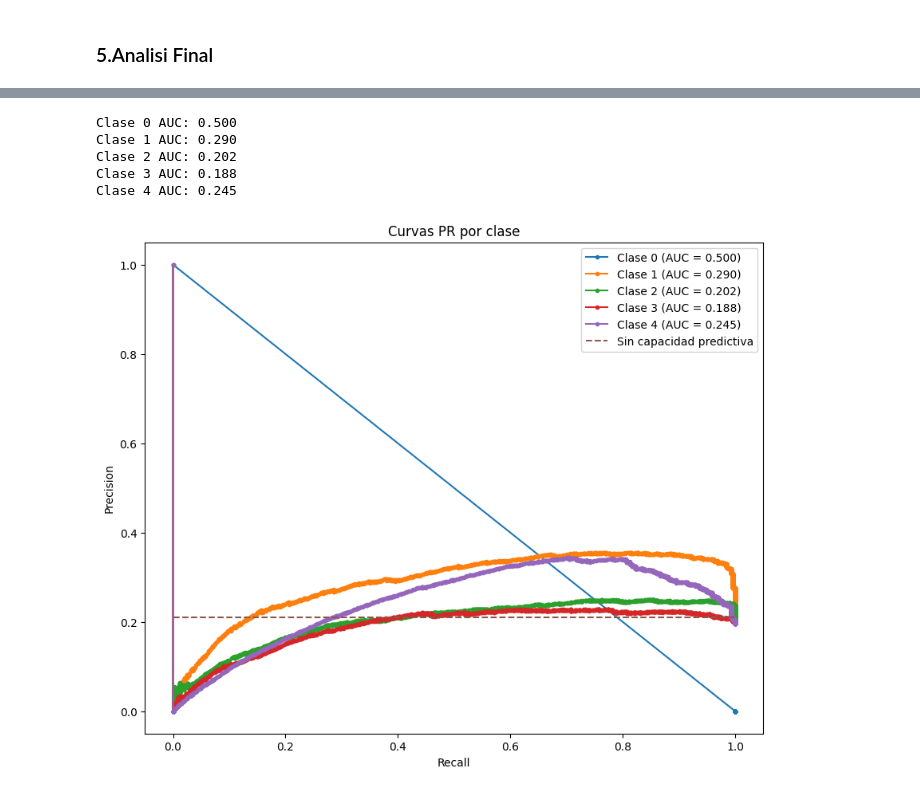
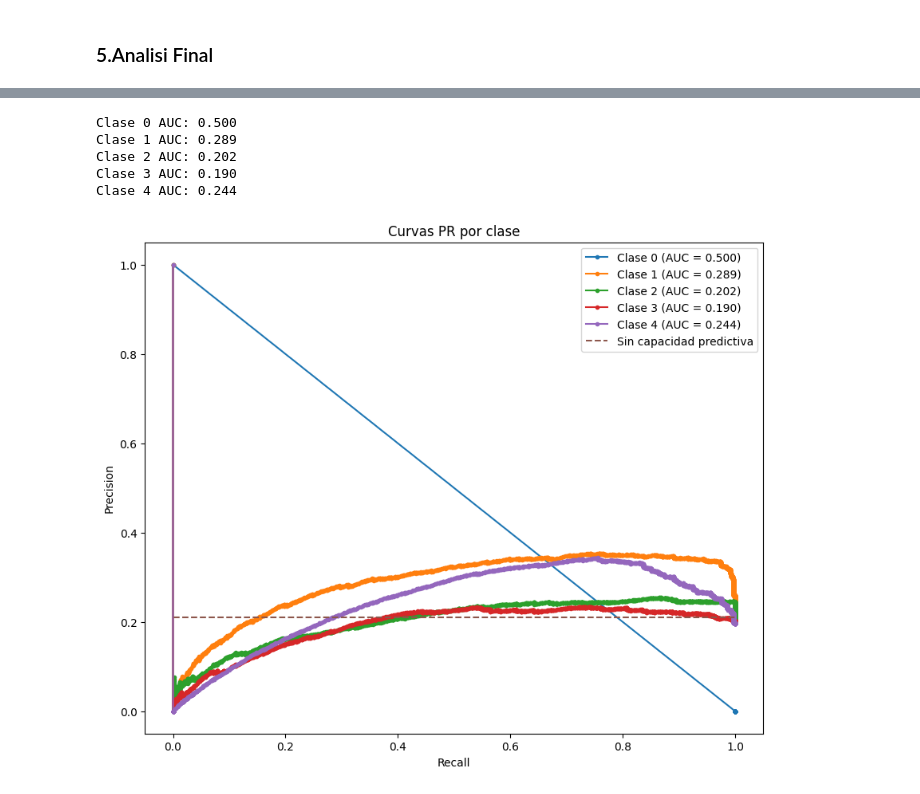
Before and after one commit to NIU1681519/CasKaggleStudentAlcoholConsumption, a Jupyter notebook: StudentAlcoholConsumption.ipynb, the cells around one changed output, grey strips where cells are left out. Saved outputs shown, nothing was run; the diff lists cells and outputs as text; code cells hidden in the pictures.

```diff
--- a/StudentAlcoholConsumption.ipynb
+++ b/StudentAlcoholConsumption.ipynb
@@ -1175,5 +1177,5 @@ Per visualitzar la matriz de confusió del millor model entrenat, primer selecci
 # %%
-model = RandomForestClassifier(max_depth=6, min_samples_split=5, n_estimators=150)
+model = RandomForestClassifier(max_depth=6, min_samples_split=2, n_estimators=150)
 
 model.fit(X, y)
 y_pred = model.predict(X_test)
@@ -1218,19 +1224,19 @@ Comparant els resultats obtinguts pel model RandomForestClassifier amb el compta
 # %%
 # Entrenar el modelo
-rf = RandomForestClassifier(max_depth=6, min_samples_split=5, n_estimators=150)
+rf = RandomForestClassifier(max_depth=6, min_samples_split=2, n_estimators=150)
 model.fit(X, y)
 
 # Realizar la validación cruzada para obtener las probabilidades
 stratified_kfold = StratifiedKFold()
 y_probs = cross_val_predict(model, X, y, cv=stratified_kfold, method='predict_proba')
 
 # Llamar a la función para graficar la curva PR
 n_classes = len(set(y))  # Número de clases en el conjunto de datos
 plot_pr_curve_multiclass(y, y_probs, n_classes)
 # %% [output]
 Clase 0 AUC: 0.500
-Clase 1 AUC: 0.290
+Clase 1 AUC: 0.289
 Clase 2 AUC: 0.202
-Clase 3 AUC: 0.188
-Clase 4 AUC: 0.245
+Clase 3 AUC: 0.190
+Clase 4 AUC: 0.244
-[figure, old version]
+[figure, new version]
```
Also changed, not shown: parts of 12 cells of this notebook.
